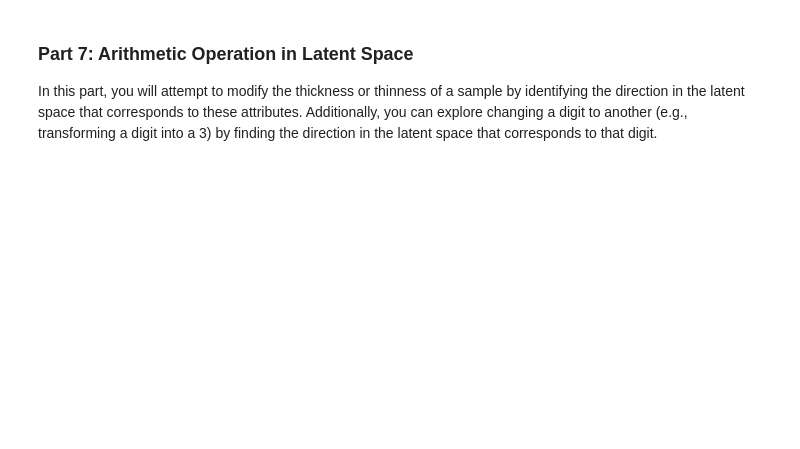
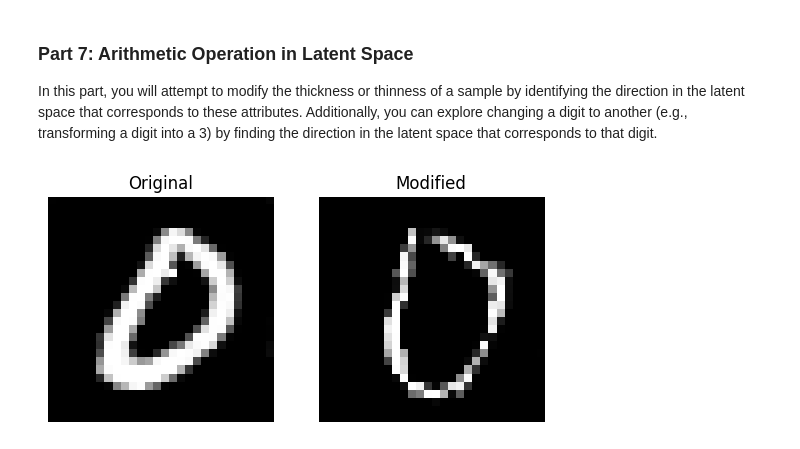
Before and after one commit to MohammadParsaTheFirst/Deep-generative-models-course, a Jupyter notebook: CHW3/DGM_HW3_GAN_Practical.ipynb, the cells around one changed output. Saved outputs shown, nothing was run; the diff lists cells and outputs as text; code cells hidden in the pictures; blank space fills up the shorter version.

```diff
--- a/CHW3/DGM_HW3_GAN_Practical.ipynb
+++ b/CHW3/DGM_HW3_GAN_Practical.ipynb
@@ -438,3 +508,30 @@ Try to select the 4 starting images from those that exhibit distinct features. F
 # %% [markdown]
 ### Part 7: Arithmetic Operation in Latent Space
 In this part, you will attempt to modify the thickness or thinness of a sample by identifying the direction in the latent space that corresponds to these attributes. Additionally, you can explore changing a digit to another (e.g., transforming a digit into a 3) by finding the direction in the latent space that corresponds to that digit.
+# %%
+z_thick = torch.randn(1, Z_DIM, 1, 1).to(device)  # A latent vector generating a thick digit
+z_thin = torch.randn(1, Z_DIM, 1, 1).to(device)   # A latent vector generating a thin digit
+
+direction_thickness = z_thick - z_thin
+def modify_latent(z_base, direction, alpha=1.0):
+    return z_base + alpha * direction
+
+z_base = torch.randn(1, Z_DIM, 1, 1).to(device)
+modified_latent = modify_latent(z_base, direction_thickness, alpha=2.0)
+original_image = gen(z_base).squeeze().detach().cpu().numpy()
+modified_image = gen(modified_latent).squeeze().detach().cpu().numpy()
+
+# Plot the original and modified images
+plt.subplot(1, 2, 1)
+plt.imshow(original_image, cmap="gray")
+plt.title("Original")
+plt.axis("off")
+
+plt.subplot(1, 2, 2)
+plt.imshow(modified_image, cmap="gray")
+plt.title("Modified")
+plt.axis("off")
+
+plt.show()
+# %% [output]
+[figure, added]
```
Also changed, not shown: parts of 7 cells of this notebook.
